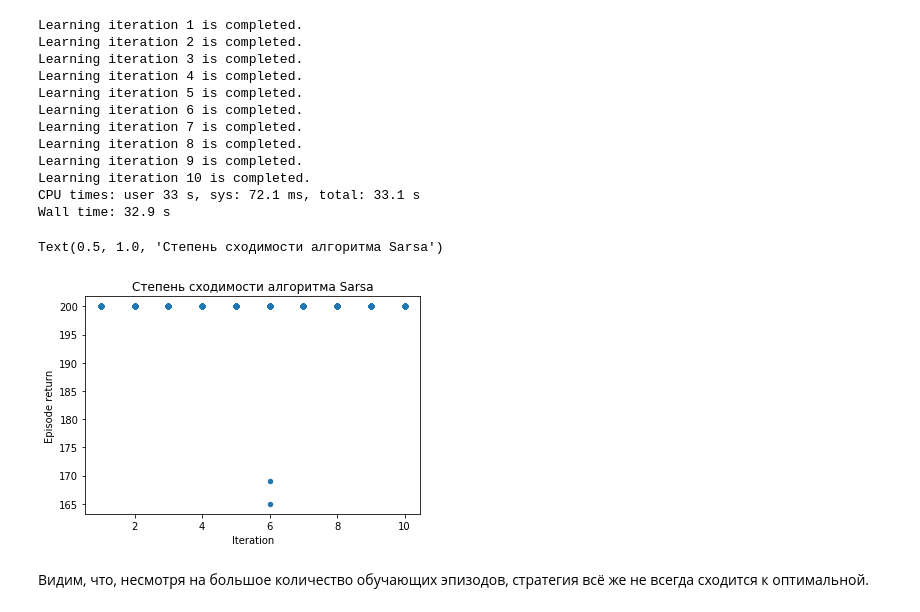
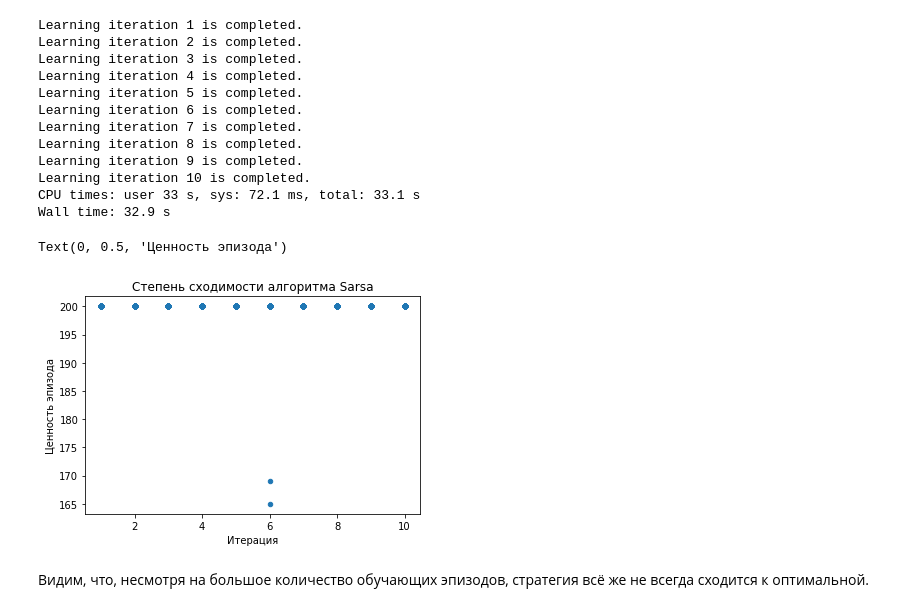
Before and after one commit to BayerGleb/RL, a Jupyter notebook: Reinforcement learning.ipynb, the cells around one changed output. Cells and saved outputs as stored; diff of their text form; code cells hidden in the pictures.

```diff
--- a/Reinforcement learning.ipynb
+++ b/Reinforcement learning.ipynb
@@ -411,9 +413,11 @@ Wall time: 32.9 s
 # %%
 ax = sarsa_returns_dataframe2.plot.scatter(x="Iteration", y="Episode return")
 ax.set_title("Степень сходимости алгоритма Sarsa")
+ax.set_xlabel("Итерация")
+ax.set_ylabel("Ценность эпизода")
 # %% [output]
-Text(0.5, 1.0, 'Степень сходимости алгоритма Sarsa')
+Text(0, 0.5, 'Ценность эпизода')
-[figure, old version]
+[figure, new version]
 # %% [markdown]
 Видим, что, несмотря на большое количество обучающих эпизодов, стратегия всё же не всегда сходится к оптимальной.
 # %% [markdown]
```
Also changed, not shown: parts of 6 cells of this notebook.
